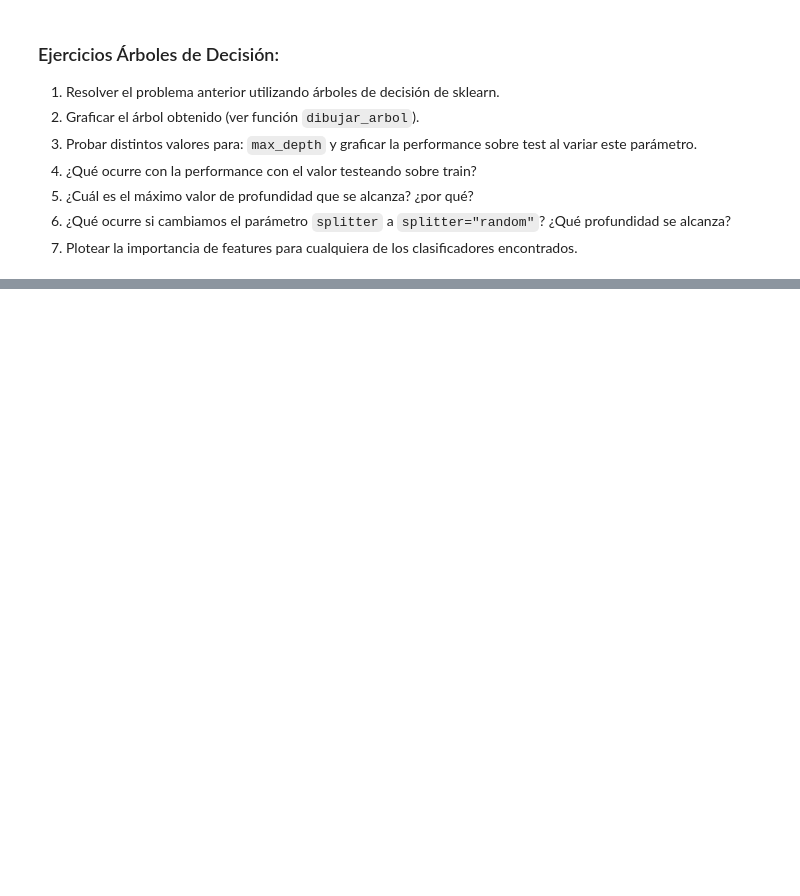
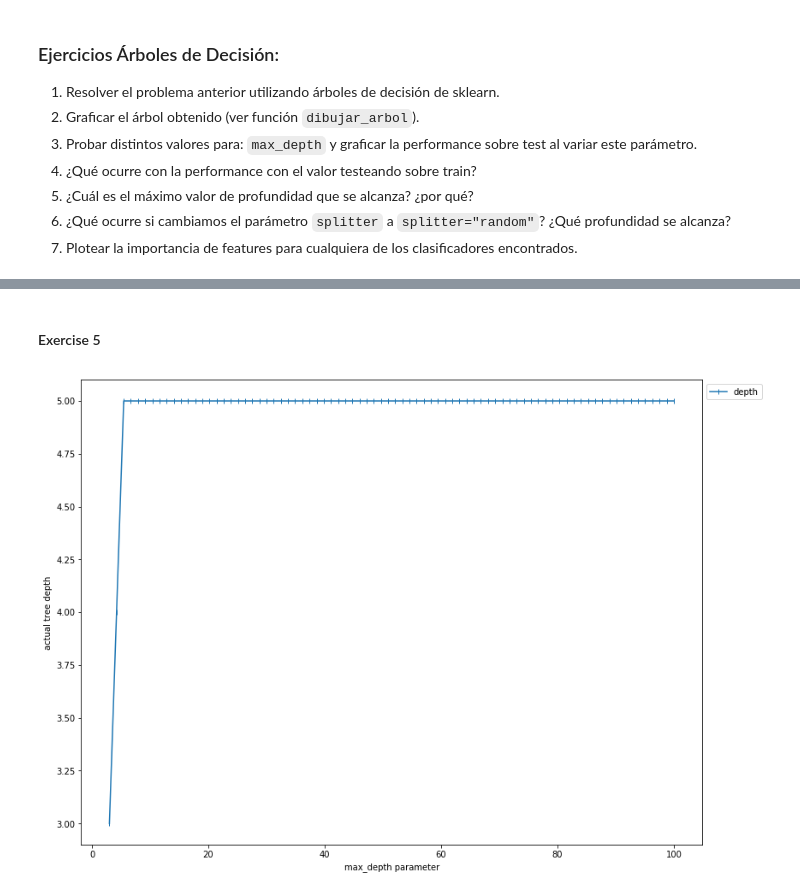
Before and after one commit to BrianBohe/aa-notebooks, a Jupyter notebook: notebook_3_arboles_de_decision_sklearn.ipynb, the cells around one changed output, grey strips where cells are left out. Drawn from its saved outputs; the diff is of its cells as text; code cells hidden in the pictures; blank space fills up the shorter version.

```diff
--- a/notebook_3_arboles_de_decision_sklearn.ipynb
+++ b/notebook_3_arboles_de_decision_sklearn.ipynb
@@ -119,0 +246,36 @@ def dibujar_arbol(clf):
+# %% [markdown]
+#### Exercise 5
+# %%
+def calculate_decision_tree_classifier_depth(classifier):
+    depth_used = 0
+    children_left = classifier.tree_.children_left
+    children_right = classifier.tree_.children_right
+
+    stack = [(0, 0)]  # BFS from root (depth -1) keeping (node_id, depth)
+
+    while len(stack) > 0:
+        node_id, parent_depth = stack.pop()
+        depth_used = max(depth_used, parent_depth)
+
+        # If we have a test node
+        if (children_left[node_id] != children_right[node_id]):
+            stack.append((children_left[node_id], parent_depth + 1))
+            stack.append((children_right[node_id], parent_depth + 1))
+
+    return depth_used
+
+
+
+def plot_tree_depth_as_max_depth_increse(depth_values, _X_train, _y_train, _X_test, _y_test, _splitter='best'):
+    depths_used = []
+
+    for _depth in max_depth_considered:
+        _tree, _, _ = tree_train_test_scores_with_depth(_depth, _X_train, _y_train, _X_test, _y_test, _splitter=_splitter)
+        depths_used.append(calculate_decision_tree_classifier_depth(_tree))
+
+    plot_x_and_y_values(depth_values, [(depths_used, 'depth')], 'max_depth parameter', 'actual tree depth')
+    return
+
+plot_tree_depth_as_max_depth_increse(max_depth_considered, X_train, y_train, X_test, y_test)
+# %% [output]
+[figure, added]
```
Also changed, not shown: parts of 19 cells of this notebook.
